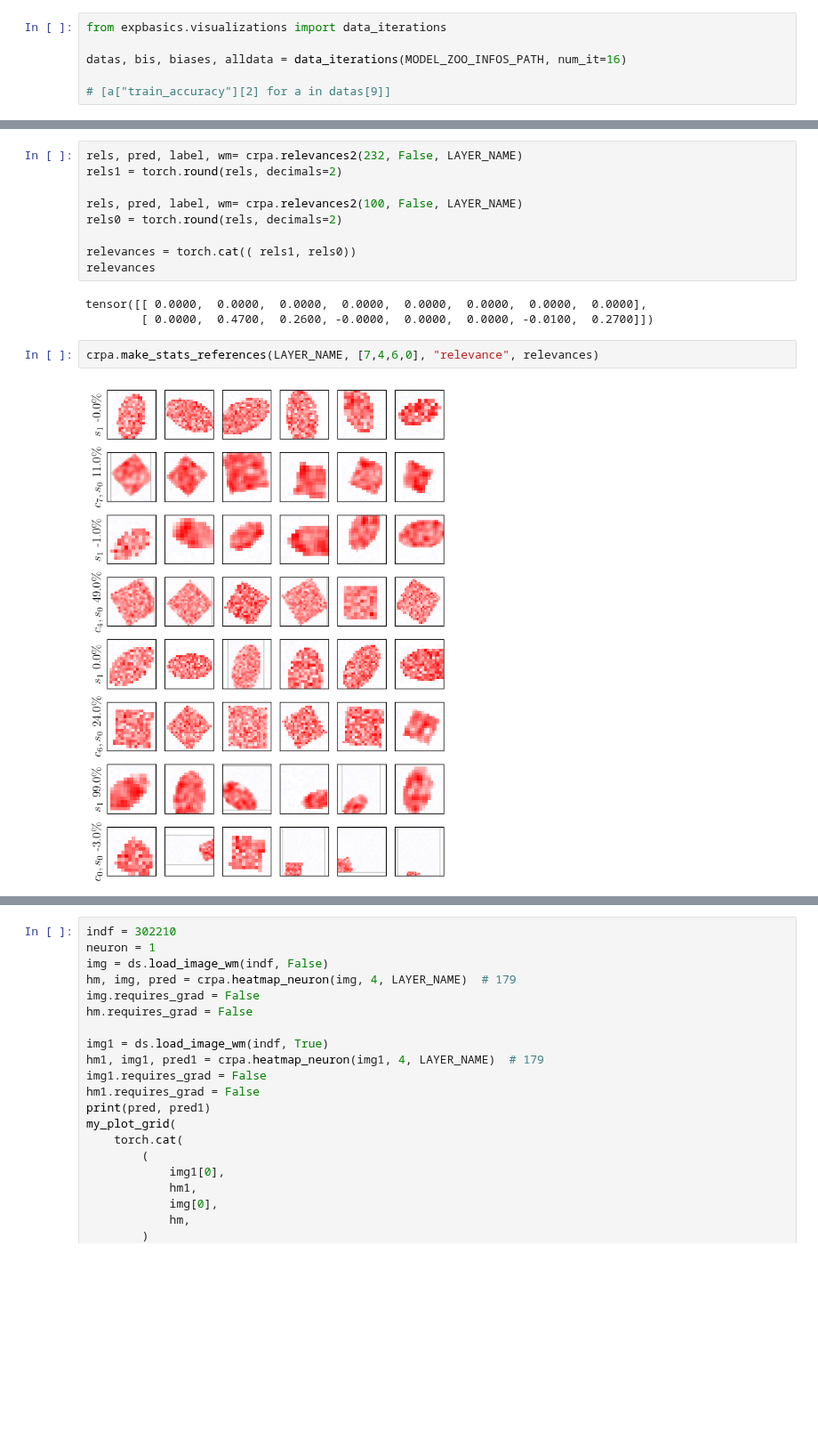
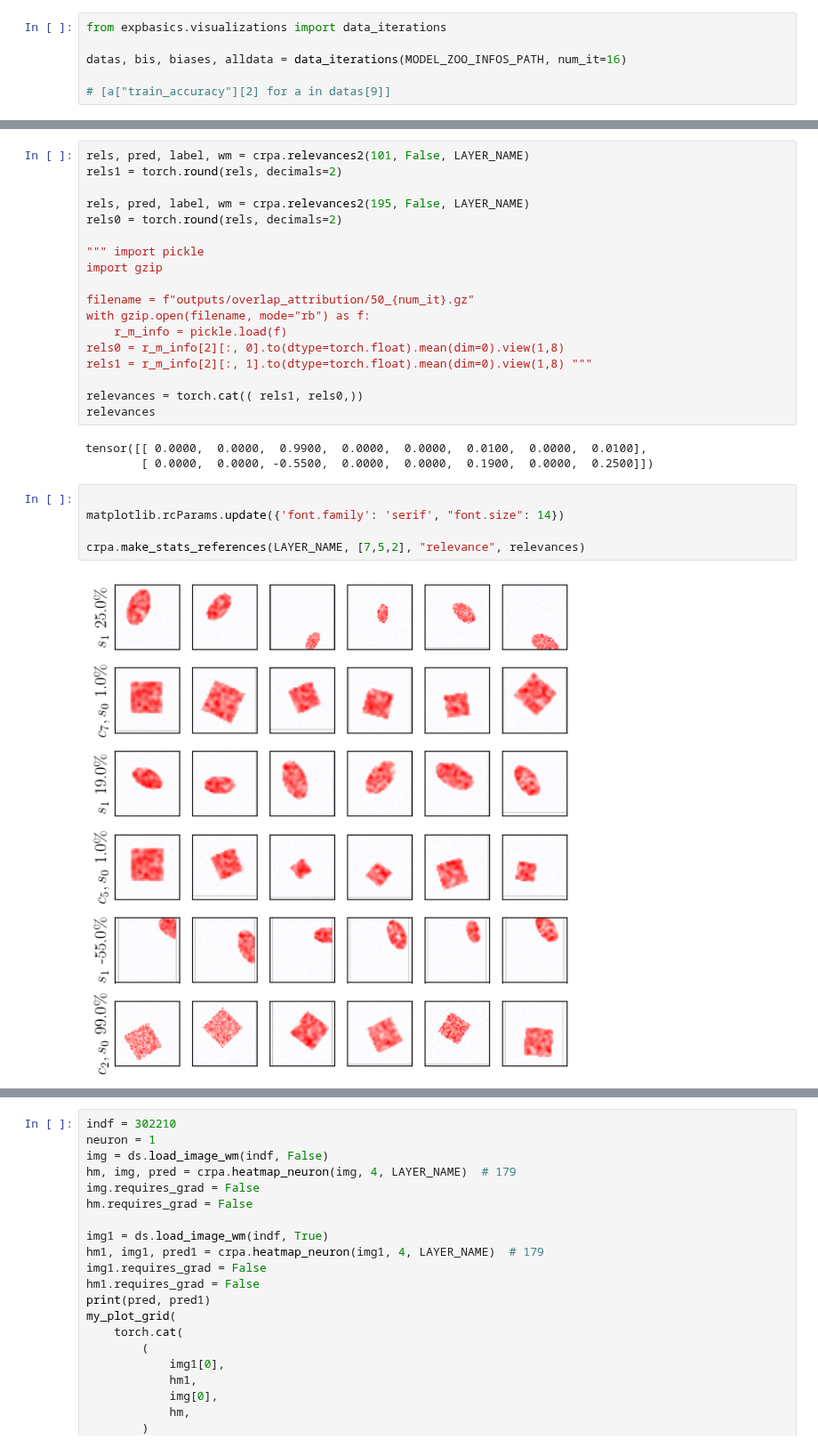
Before and after one commit to lillijo/xai-evaluation-master-thesis, a Jupyter notebook: experiments/random_visualizations.ipynb, the cells around one changed output, grey strips where cells are left out. Shown at 89% size. Saved outputs shown, nothing was run; the diff lists cells and outputs as text; blank space fills up the shorter version.

```diff
--- a/experiments/random_visualizations.ipynb
+++ b/experiments/random_visualizations.ipynb
@@ -89,17 +97,29 @@ crpa = CRPAttribution(model, ds, MODEL_NAME, model_name, max_target="max")
 # %%
-rels, pred, label, wm= crpa.relevances2(232, False, LAYER_NAME)
+rels, pred, label, wm = crpa.relevances2(101, False, LAYER_NAME)
 rels1 = torch.round(rels, decimals=2)
 
-rels, pred, label, wm= crpa.relevances2(100, False, LAYER_NAME)
+rels, pred, label, wm = crpa.relevances2(195, False, LAYER_NAME)
 rels0 = torch.round(rels, decimals=2)
 
-relevances = torch.cat(( rels1, rels0))
+""" import pickle
+import gzip
+
+filename = f"outputs/overlap_attribution/50_{num_it}.gz"
+with gzip.open(filename, mode="rb") as f:
+    r_m_info = pickle.load(f)
+rels0 = r_m_info[2][:, 0].to(dtype=torch.float).mean(dim=0).view(1,8)
+rels1 = r_m_info[2][:, 1].to(dtype=torch.float).mean(dim=0).view(1,8) """
+
+relevances = torch.cat(( rels1, rels0,))
 relevances
 # %% [output]
-tensor([[ 0.0000,  0.0000,  0.0000,  0.0000,  0.0000,  0.0000,  0.0000,  0.0000],
-        [ 0.0000,  0.4700,  0.2600, -0.0000,  0.0000,  0.0000, -0.0100,  0.2700]])
+tensor([[ 0.0000,  0.0000,  0.9900,  0.0000,  0.0000,  0.0100,  0.0000,  0.0100],
+        [ 0.0000,  0.0000, -0.5500,  0.0000,  0.0000,  0.1900,  0.0000,  0.2500]])
-# %%
-crpa.make_stats_references(LAYER_NAME, [7,4,6,0], "relevance", relevances)
-# %% [output]
-[figure, removed]
+# %%
+
+matplotlib.rcParams.update({'font.family': 'serif', "font.size": 14})
+
+crpa.make_stats_references(LAYER_NAME, [7,5,2], "relevance", relevances)
+# %% [output]
+[figure, added]
 # %%
```
Also changed, not shown: parts of 4 cells of this notebook, 3 other files.
